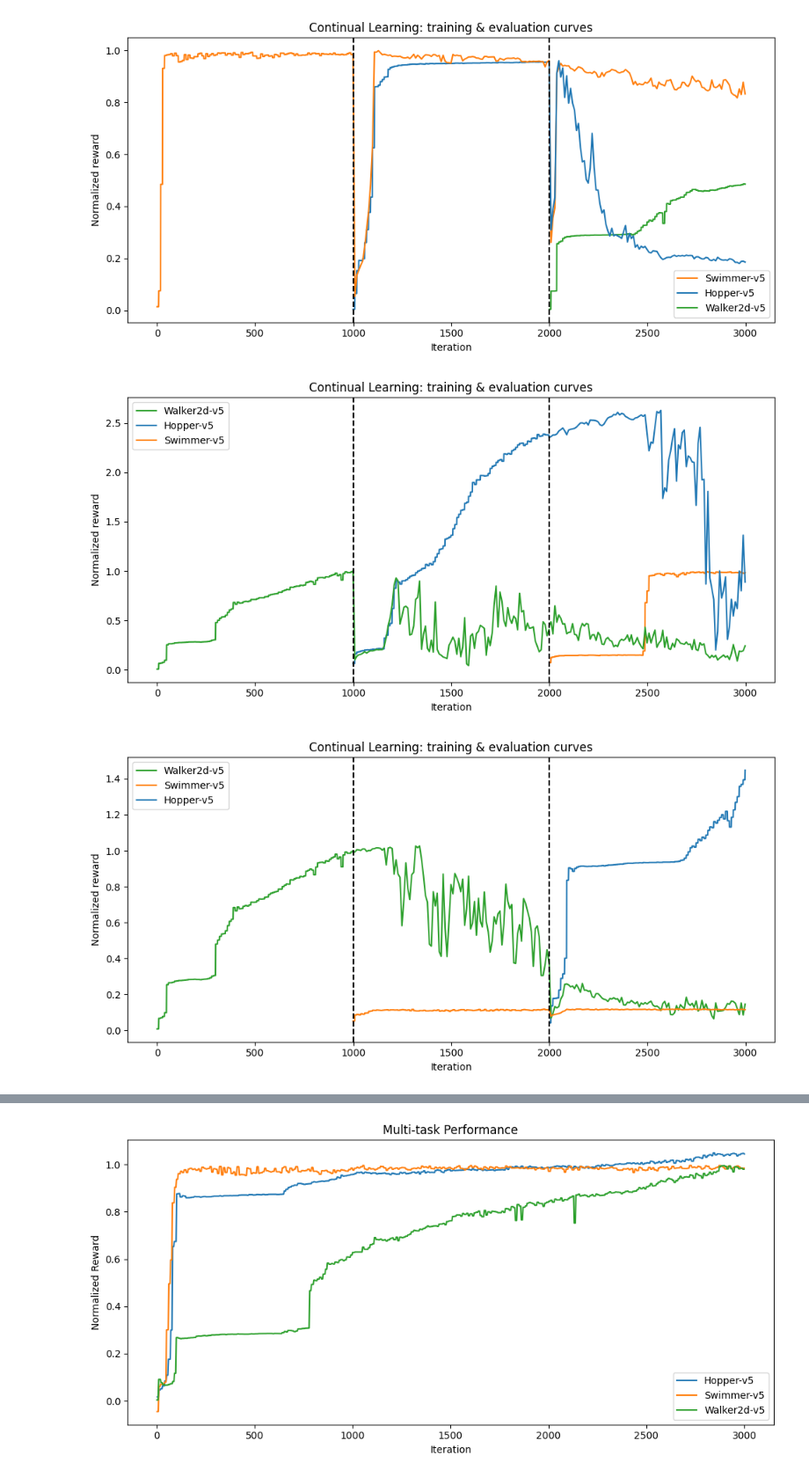
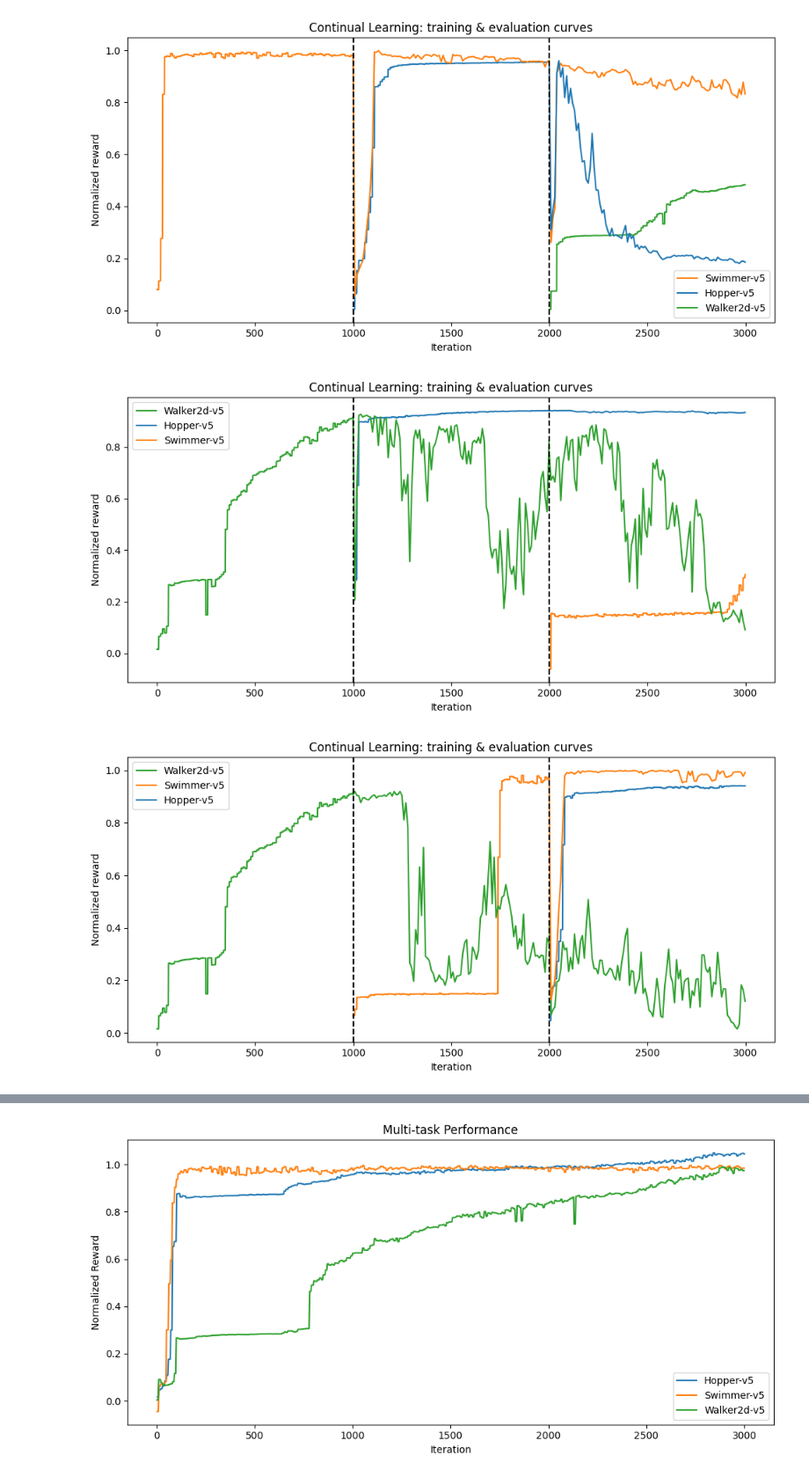
Before and after one commit to nicolapitzalis/continual-es, a Jupyter notebook: plotter.ipynb, the cells around one changed output, grey strips where cells are left out. Shown at 88% size. Cells and saved outputs as stored; diff of their text form; code cells hidden in the pictures.

```diff
--- a/plotter.ipynb
+++ b/plotter.ipynb
@@ -16,9 +16,9 @@ def extract_path(path):
 def plot_continual(paths):
     # single-task maxima from eval_curr_policy (normalization)
     maxes = {
-        'Hopper-v5':  pd.read_csv("/home/n.pitzalis/es/logs/csv/log_Hopper-v5_s0.1_a0.05_i3000_b32_w0.0_centered_amsTrue.csv")[:1000]['eval_curr_policy'].max(),
-        'Swimmer-v5': pd.read_csv("/home/n.pitzalis/es/logs/csv/log_Swimmer-v5_s0.1_a0.05_i3000_b32_w0.0_centered_amsTrue.csv")[:1000]['eval_curr_policy'].max(),
-        'Walker2d-v5':pd.read_csv("/home/n.pitzalis/es/logs/csv/log_Walker2d-v5_s0.1_a0.05_i3000_b32_w0.0_centered_amsTrue.csv")[:1000]['eval_curr_policy'].max()
+        'Hopper-v5':  pd.read_csv("/home/n.pitzalis/es/logs/csv/final/distinct_output/log_Hopper-v5_s0.1_a0.05_i3000_b32_w0.0_centered_amsTrue.csv")[:1000]['eval_curr_policy'].max(),
+        'Swimmer-v5': pd.read_csv("/home/n.pitzalis/es/logs/csv/final/distinct_output/log_Swimmer-v5_s0.1_a0.05_i3000_b32_w0.0_centered_amsTrue.csv")[:1000]['eval_curr_policy'].max(),
+        'Walker2d-v5':pd.read_csv("/home/n.pitzalis/es/logs/csv/final/distinct_output/log_Walker2d-v5_s0.1_a0.05_i3000_b32_w0.0_centered_amsTrue.csv")[:1000]['eval_curr_policy'].max()
     }
 
     task_names = [extract_path(p) for p in paths]
@@ -116,33 +116,33 @@ for paths in all_paths:
 # %%
 all_paths_shared_output = [
     [
-        '/home/n.pitzalis/es/logs/csv/log_Hopper-v5_s0.1_a0.05_i3000_b32_w0.0_centered_amsTrue_shared_output.csv',
-        '/home/n.pitzalis/es/logs/csv/log_Swimmer-v5_s0.1_a0.05_i1000_b32_w0.0_centered_amsTrue_Hopper-v5_shared_output.csv',
-        '/home/n.pitzalis/es/logs/csv/log_Walker2d-v5_s0.1_a0.05_i1000_b32_w0.0_centered_amsTrue_Hopper-v5_Swimmer-v5_shared_output.csv'],
+        '/home/n.pitzalis/es/logs/csv/final/shared_output/log_Hopper-v5_s0.1_a0.05_i3000_b32_w0.0_centered_amsTrue_shared_output.csv',
+        '/home/n.pitzalis/es/logs/csv/final/shared_output/log_Swimmer-v5_s0.1_a0.05_i1000_b32_w0.0_centered_amsTrue_Hopper-v5_shared_output.csv',
+        '/home/n.pitzalis/es/logs/csv/final/shared_output/log_Walker2d-v5_s0.1_a0.05_i1000_b32_w0.0_centered_amsTrue_Hopper-v5_Swimmer-v5_shared_output.csv'],
     [
-        '/home/n.pitzalis/es/logs/csv/log_Hopper-v5_s0.1_a0.05_i3000_b32_w0.0_centered_amsTrue_shared_output.csv',
-        '/home/n.pitzalis/es/logs/csv/log_Walker2d-v5_s0.1_a0.05_i1000_b32_w0.0_centered_amsTrue_Hopper-v5_shared_output.csv',
-        '/home/n.pitzalis/es/logs/csv/log_Swimmer-v5_s0.1_a0.05_i1000_b32_w0.0_centered_amsTrue_Hopper-v5_Walker2d-v5_shared_output.csv'
+        '/home/n.pitzalis/es/logs/csv/final/shared_output/log_Hopper-v5_s0.1_a0.05_i3000_b32_w0.0_centered_amsTrue_shared_output.csv',
+        '/home/n.pitzalis/es/logs/csv/final/shared_output/log_Walker2d-v5_s0.1_a0.05_i1000_b32_w0.0_centered_amsTrue_Hopper-v5_shared_output.csv',
+        '/home/n.pitzalis/es/logs/csv/final/shared_output/log_Swimmer-v5_s0.1_a0.05_i1000_b32_w0.0_centered_amsTrue_Hopper-v5_Walker2d-v5_shared_output.csv'
     ],
     [
-        '/home/n.pitzalis/es/logs/csv/log_Swimmer-v5_s0.1_a0.05_i1000_b32_w0.0_centered_amsTrue_shared_output.csv',
-        '/home/n.pitzalis/es/logs/csv/log_Walker2d-v5_s0.1_a0.05_i1000_b32_w0.0_centered_amsTrue_Swimmer-v5_shared_output.csv',
-        '/home/n.pitzalis/es/logs/csv/log_Hopper-v5_s0.1_a0.05_i1000_b32_w0.0_centered_amsTrue_Swimmer-v5_Walker2d-v5_shared_output.csv'
+        '/home/n.pitzalis/es/logs/csv/final/shared_output/log_Swimmer-v5_s0.1_a0.05_i3000_b32_w0.0_centered_amsTrue_shared_output.csv',
+        '/home/n.pitzalis/es/logs/csv/final/shared_output/log_Walker2d-v5_s0.1_a0.05_i1000_b32_w0.0_centered_amsTrue_Swimmer-v5_shared_output.csv',
+        '/home/n.pitzalis/es/logs/csv/final/shared_output/log_Hopper-v5_s0.1_a0.05_i1000_b32_w0.0_centered_amsTrue_Swimmer-v5_Walker2d-v5_shared_output.csv'
     ],
     [
-        '/home/n.pitzalis/es/logs/csv/log_Swimmer-v5_s0.1_a0.05_i1000_b32_w0.0_centered_amsTrue_shared_output.csv',
-        '/home/n.pitzalis/es/logs/csv/log_Hopper-v5_s0.1_a0.05_i1000_b32_w0.0_centered_amsTrue_Swimmer-v5_shared_output.csv',
-        '/home/n.pitzalis/es/logs/csv/log_Walker2d-v5_s0.1_a0.05_i1000_b32_w0.0_centered_amsTrue_Swimmer-v5_Hopper-v5_shared_output.csv'
+        '/home/n.pitzalis/es/logs/csv/final/shared_output/log_Swimmer-v5_s0.1_a0.05_i3000_b32_w0.0_centered_amsTrue_shared_output.csv',
+        '/home/n.pitzalis/es/logs/csv/final/shared_output/log_Hopper-v5_s0.1_a0.05_i1000_b32_w0.0_centered_amsTrue_Swimmer-v5_shared_output.csv',
+        '/home/n.pitzalis/es/logs/csv/final/shared_output/log_Walker2d-v5_s0.1_a0.05_i1000_b32_w0.0_centered_amsTrue_Swimmer-v5_Hopper-v5_shared_output.csv'
     ],
     [
-        '/home/n.pitzalis/es/logs/csv/log_Walker2d-v5_s0.1_a0.05_i1000_b32_w0.0_centered_amsTrue_shared_output.csv',
-        '/home/n.pitzalis/es/logs/csv/log_Hopper-v5_s0.1_a0.05_i1000_b32_w0.0_centered_amsTrue_Walker2d-v5_shared_output.csv',
-        '/home/n.pitzalis/es/logs/csv/log_Swimmer-v5_s0.1_a0.05_i1000_b32_w0.0_centered_amsTrue_Walker2d-v5_Hopper-v5_shared_output.csv'
+        '/home/n.pitzalis/es/logs/csv/final/shared_output/log_Walker2d-v5_s0.1_a0.05_i3000_b32_w0.0_centered_amsTrue_shared_output.csv',
+        '/home/n.pitzalis/es/logs/csv/final/shared_output/log_Hopper-v5_s0.1_a0.05_i1000_b32_w0.0_centered_amsTrue_Walker2d-v5_shared_output.csv',
+        '/home/n.pitzalis/es/logs/csv/final/shared_output/log_Swimmer-v5_s0.1_a0.05_i1000_b32_w0.0_centered_amsTrue_Walker2d-v5_Hopper-v5_shared_output.csv'
     ],
     [
-        '/home/n.pitzalis/es/logs/csv/log_Walker2d-v5_s0.1_a0.05_i1000_b32_w0.0_centered_amsTrue_shared_output.csv',
-        '/home/n.pitzalis/es/logs/csv/log_Swimmer-v5_s0.1_a0.05_i1000_b32_w0.0_centered_amsTrue_Walker2d-v5_shared_output.csv',
-        '/home/n.pitzalis/es/logs/csv/log_Hopper-v5_s0.1_a0.05_i1000_b32_w0.0_centered_amsTrue_Walker2d-v5_Swimmer-v5_shared_output.csv'
+        '/home/n.pitzalis/es/logs/csv/final/shared_output/log_Walker2d-v5_s0.1_a0.05_i3000_b32_w0.0_centered_amsTrue_shared_output.csv',
+        '/home/n.pitzalis/es/logs/csv/final/shared_output/log_Swimmer-v5_s0.1_a0.05_i1000_b32_w0.0_centered_amsTrue_Walker2d-v5_shared_output.csv',
+        '/home/n.pitzalis/es/logs/csv/final/shared_output/log_Hopper-v5_s0.1_a0.05_i1000_b32_w0.0_centered_amsTrue_Walker2d-v5_Swimmer-v5_shared_output.csv'
     ]
 ]
 
@@ -155,3 +155,3 @@ for paths in all_paths_shared_output:
-[figure, old version]
+[figure, new version]
-[figure, old version]
+[figure, new version]
-[figure, old version]
+[figure, new version]
```
Also changed, not shown: parts of 10 cells of this notebook, 7 other files.
